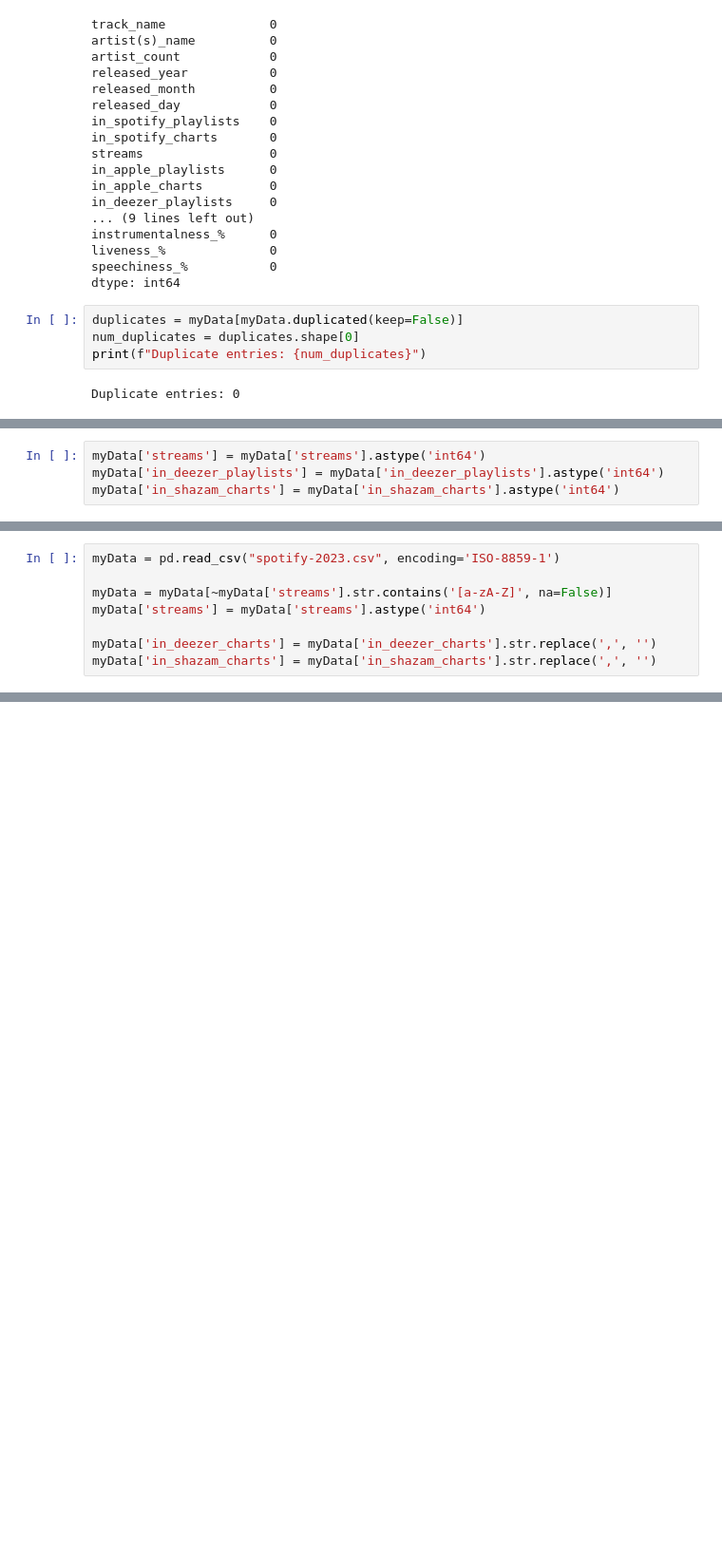
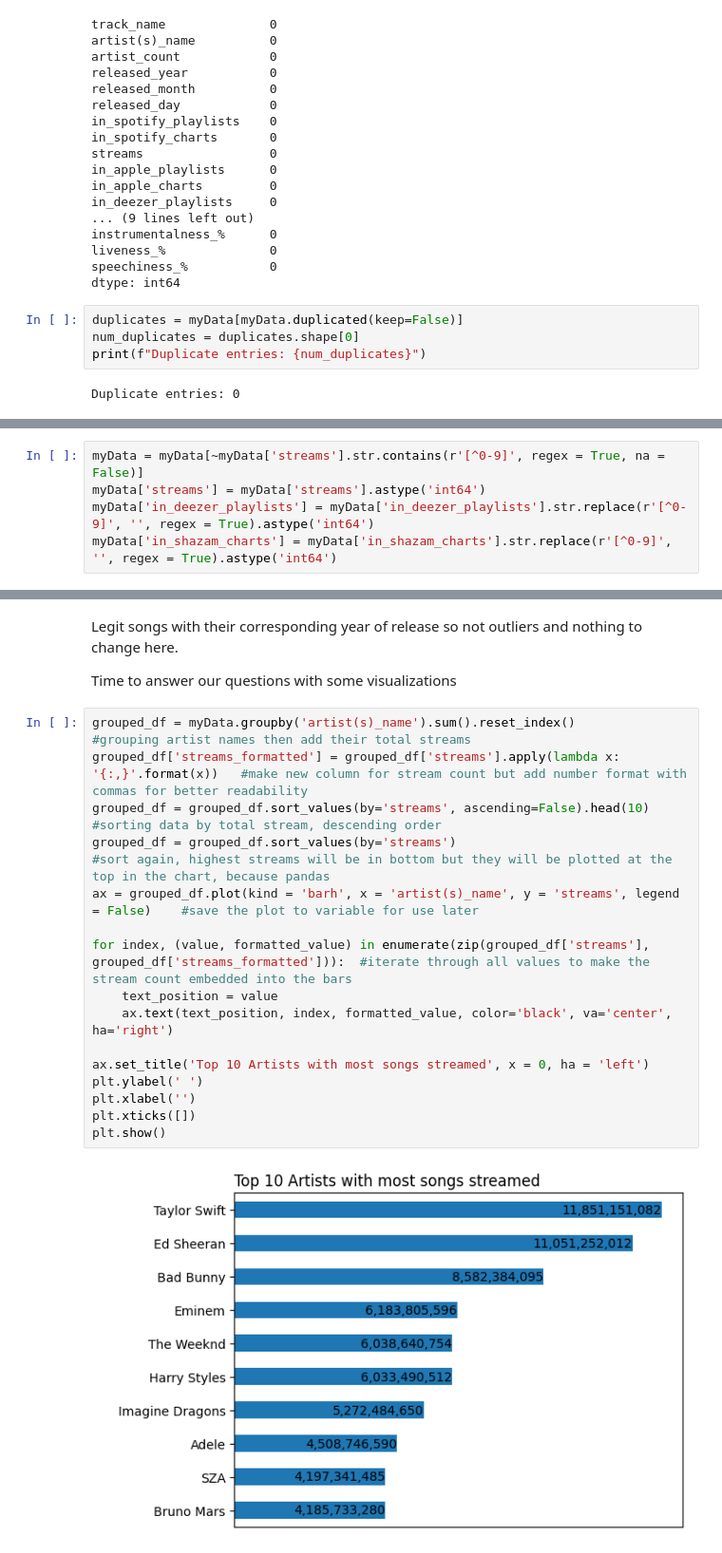
Before and after one commit to ad-mz/Python-Jupyter, a Jupyter notebook: case_study.ipynb, the cells around one changed output, grey strips where cells are left out. Shown: that part at 95% size. Drawn from its saved outputs; the diff is of its cells as text; blank space fills up the shorter version.

Commit message:
data cleaning mainly

```diff
--- a/case_study.ipynb
+++ b/case_study.ipynb
@@ -108,4 +97,5 @@ No duplicates, good. Now, the "streams", "in_deezer_playlists" and "in_shazam_ch
 # %%
+myData = myData[~myData['streams'].str.contains(r'[^0-9]', regex = True, na = False)]
 myData['streams'] = myData['streams'].astype('int64')
-myData['in_deezer_playlists'] = myData['in_deezer_playlists'].astype('int64')
-myData['in_shazam_charts'] = myData['in_shazam_charts'].astype('int64')
+myData['in_deezer_playlists'] = myData['in_deezer_playlists'].str.replace(r'[^0-9]', '', regex = True).astype('int64')
+myData['in_shazam_charts'] = myData['in_shazam_charts'].str.replace(r'[^0-9]', '', regex = True).astype('int64')
@@ -114,8 +101,0 @@ We got an error, it basically says that one of the entries contains non-numeric
-# %%
-myData = pd.read_csv("spotify-2023.csv", encoding='ISO-8859-1')
-
-myData = myData[~myData['streams'].str.contains('[a-zA-Z]', na=False)]
-myData['streams'] = myData['streams'].astype('int64')
-
-myData['in_deezer_charts'] = myData['in_deezer_charts'].str.replace(',', '')
-myData['in_shazam_charts'] = myData['in_shazam_charts'].str.replace(',', '')
@@ -143,0 +120,22 @@ memory usage: 185.9+ KB
+# %% [markdown]
+Legit songs with their corresponding year of release so not outliers and nothing to change here.
+
+Time to answer our questions with some visualizations
+# %%
+grouped_df = myData.groupby('artist(s)_name').sum().reset_index()                           #grouping artist names then add their total streams
+grouped_df['streams_formatted'] = grouped_df['streams'].apply(lambda x: '{:,}'.format(x))   #make new column for stream count but add number format with commas for better readability
+grouped_df = grouped_df.sort_values(by='streams', ascending=False).head(10)                 #sorting data by total stream, descending order
+grouped_df = grouped_df.sort_values(by='streams')                                           #sort again, highest streams will be in bottom but they will be plotted at the top in the chart, because pandas
+ax = grouped_df.plot(kind = 'barh', x = 'artist(s)_name', y = 'streams', legend = False)    #save the plot to variable for use later
+
+for index, (value, formatted_value) in enumerate(zip(grouped_df['streams'], grouped_df['streams_formatted'])):  #iterate through all values to make the stream count embedded into the bars
+    text_position = value
+    ax.text(text_position, index, formatted_value, color='black', va='center', ha='right')
+
+ax.set_title('Top 10 Artists with most songs streamed', x = 0, ha = 'left')
+plt.ylabel(' ')
+plt.xlabel('')
+plt.xticks([])
+plt.show()
+# %% [output]
+[figure, added]
```
Also changed, not shown: parts of 9 cells of this notebook.
